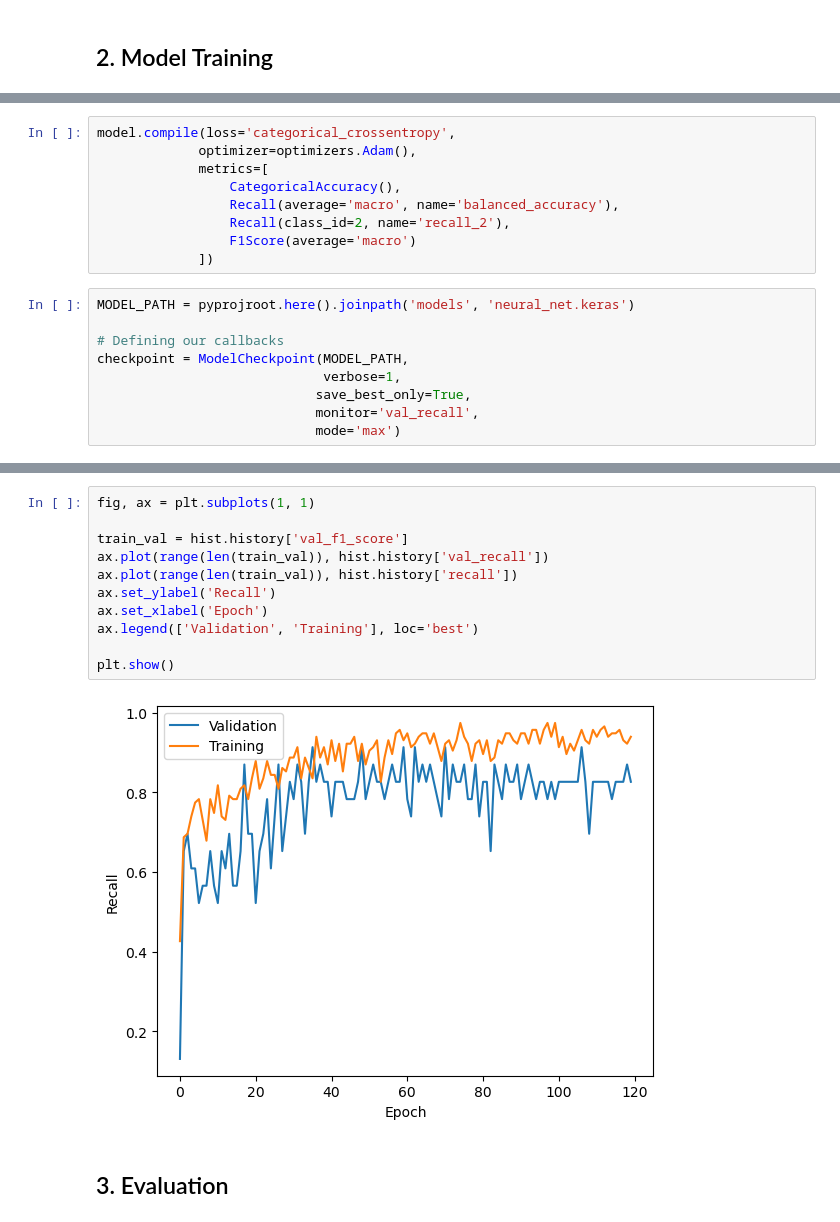
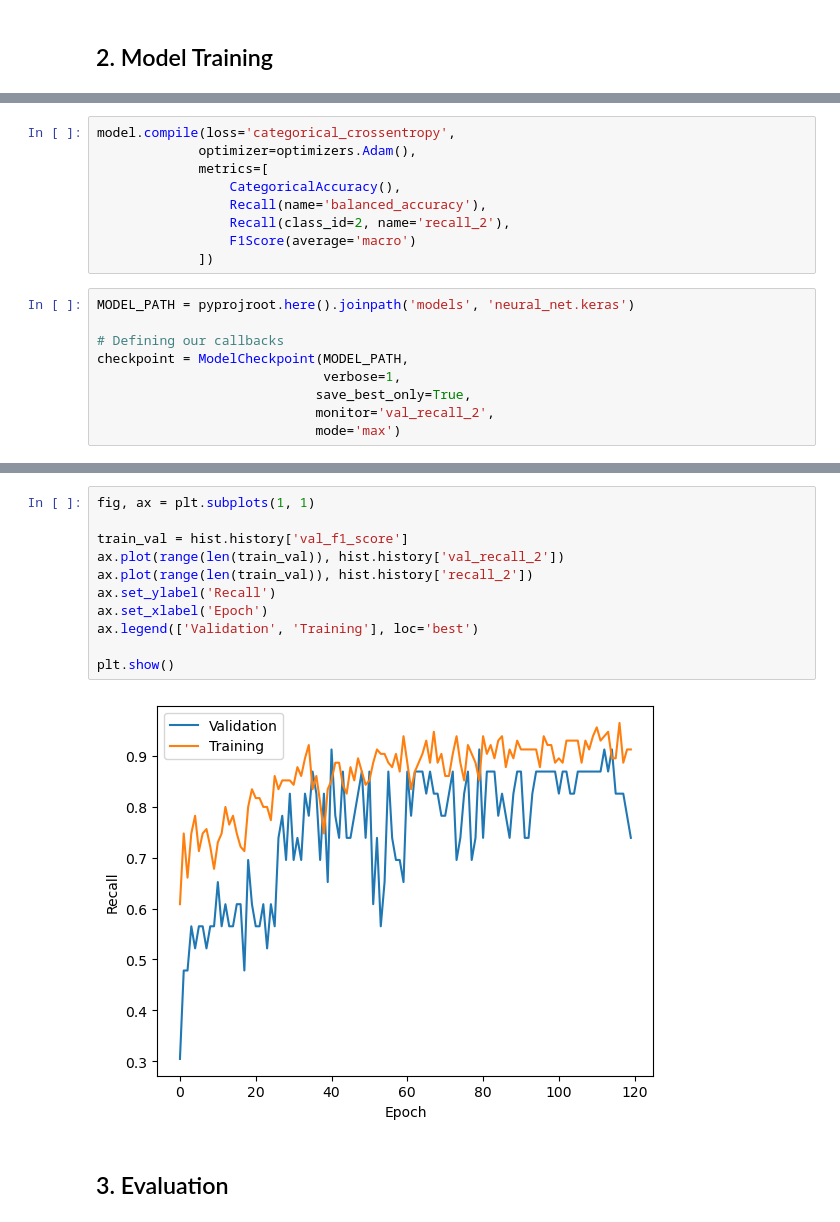
Before and after one commit to curlypetrol/capstone-fuse.ai, a Jupyter notebook: notebooks/1.3-joselierfajardo-neural_net.ipynb, the cells around one changed output, grey strips where cells are left out. Saved outputs shown, nothing was run; the diff lists cells and outputs as text.

```diff
--- a/notebooks/1.3-joselierfajardo-neural_net.ipynb
+++ b/notebooks/1.3-joselierfajardo-neural_net.ipynb
@@ -111,7 +117,7 @@ model.compile(loss='categorical_crossentropy',
              optimizer=optimizers.Adam(),
              metrics=[
                  CategoricalAccuracy(),
-                 Recall(average='macro', name='balanced_accuracy'),
+                 Recall(name='balanced_accuracy'),
                  Recall(class_id=2, name='recall_2'),
                  F1Score(average='macro')
              ])
@@ -122,7 +128,7 @@ MODEL_PATH = pyprojroot.here().joinpath('models', 'neural_net.keras')
 checkpoint = ModelCheckpoint(MODEL_PATH,
                              verbose=1,
                             save_best_only=True,
-                            monitor='val_recall',
+                            monitor='val_recall_2',
                             mode='max')
 # %%
 hist = model.fit(X_train_scaled, y_train,
@@ -186,16 +192,16 @@ plt.show()
 # %%
 fig, ax = plt.subplots(1, 1)
 
 train_val = hist.history['val_f1_score']
-ax.plot(range(len(train_val)), hist.history['val_recall'])
-ax.plot(range(len(train_val)), hist.history['recall'])
+ax.plot(range(len(train_val)), hist.history['val_recall_2'])
+ax.plot(range(len(train_val)), hist.history['recall_2'])
 ax.set_ylabel('Recall')
 ax.set_xlabel('Epoch')
 ax.legend(['Validation', 'Training'], loc='best')
 
 plt.show()
 # %% [output]
-[figure, old version]
+[figure, new version]
 # %% [markdown]
 ## 3. Evaluation
 # %%
```
Also changed, not shown: parts of 6 cells of this notebook, 6 other files.
